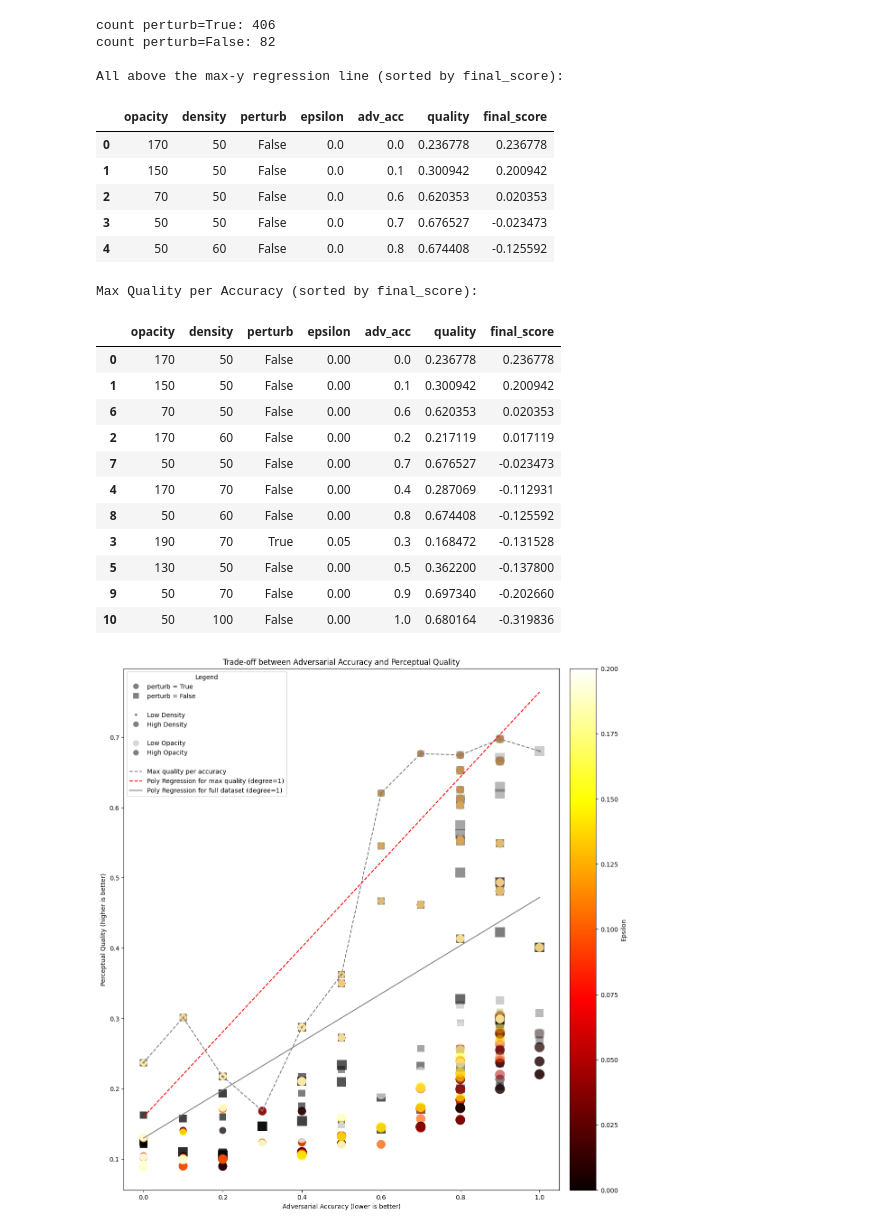
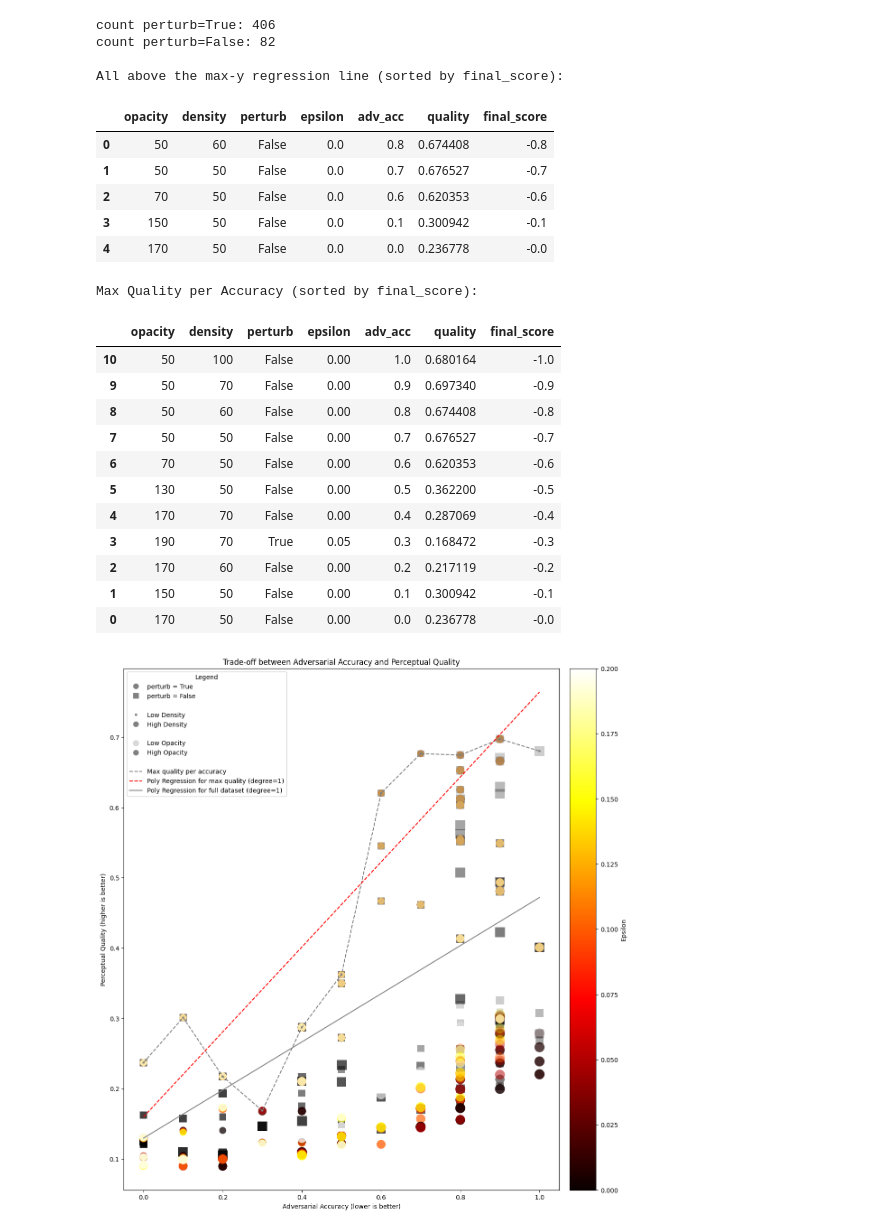
Before and after one commit to ETH-DISCO/advx-bench, a Jupyter notebook: analysis/1-eval_cls_mask_perturb.ipynb, the cells around one changed output. Drawn from its saved outputs; the diff is of its cells as text; code cells hidden in the pictures.

```diff
--- a/analysis/1-eval_cls_mask_perturb.ipynb
+++ b/analysis/1-eval_cls_mask_perturb.ipynb
@@ -35,7 +35,8 @@ data['adv_acc'] = ((data['advx_acc1'] + data['advx_acc5']) / 2) - ((data['x_acc1
 # perceptual quality, approximates human perception (higher is better)
 data['quality'] = (data['cosine_sim'] + data['psnr'] / 100 + data['ssim']) / 3
 # final score, higher is better
-data['final_score'] = -data['adv_acc'] + data['quality']
+# data['final_score'] = -data['adv_acc'] + data['quality']
+data['final_score'] = -data['adv_acc']
 
 # group - get mean of just the 2 inferred metrics
 data = data.groupby(['opacity', 'density', 'perturb', 'epsilon']).agg({
@@ -122,14 +123,18 @@ plt.plot(x_smooth, y_smooth, color='red', linestyle='--')
 # print stuff
 print("\nAll above the max-y regression line (sorted by final_score):")
 above = pd.DataFrame([data[(data['adv_acc'] == x_elem) & (data['quality'] == y_elem)].iloc[0] for x_elem, y_elem in max_coords if y_elem > polyreg.predict([[x_elem]])])
-above['final_score'] = -above['adv_acc'] + above['quality']
-above = above.sort_values(by='final_score', ascending=False)
+# above['final_score'] = -above['adv_acc'] + above['quality']
+above['final_score'] = -above['adv_acc']
+# above = above.sort_values(by='final_score', ascending=False)
+above = above.sort_values(by='final_score', ascending=True)
 above = above.drop_duplicates(subset=['opacity', 'density', 'perturb', 'epsilon']).reset_index(drop=True)
 display(HTML(above.to_html()))
 
 print("\nMax Quality per Accuracy (sorted by final_score):")
-max_coords_df['final_score'] = -max_coords_df['adv_acc'] + max_coords_df['quality']
-max_coords_df = max_coords_df.sort_values(by='final_score', ascending=False)
+# max_coords_df['final_score'] = -max_coords_df['adv_acc'] + max_coords_df['quality']
+max_coords_df['final_score'] = -max_coords_df['adv_acc']
+# max_coords_df = max_coords_df.sort_values(by='final_score', ascending=False)
+max_coords_df = max_coords_df.sort_values(by='final_score', ascending=True)
 display(HTML(max_coords_df.to_html()))
 
 """
@@ -155,49 +160,49 @@ legend
 # legend for markers
 legend_elements = [
     plt.Line2D([0], [0], marker='o', color='w', label='perturb = True', markerfacecolor='gray', markersize=10),
     plt.Line2D([0], [0], marker='s', color='w', label='perturb = False', markerfacecolor='gray', markersize=10),
     plt.Line2D([0], [0], marker='None', color='w', label=''),
     plt.Line2D([0], [0], marker='o', color='w', label='Low Density', markerfacecolor='gray', markersize=5),
     plt.Line2D([0], [0], marker='o', color='w', label='High Density', markerfacecolor='gray', markersize=10),
     plt.Line2D([0], [0], marker='None', color='w', label=''),
     plt.Line2D([0], [0], marker='o', color='w', label='Low Opacity', markerfacecolor='gray', markersize=10, alpha=0.3),
     plt.Line2D([0], [0], marker='o', color='w', label='High Opacity', markerfacecolor='gray', markersize=10, alpha=1),
     plt.Line2D([0], [0], marker='None', color='w', label=''),
     plt.Line2D([0], [0], color='gray', linestyle='--', label=f'Max quality per accuracy'),
     plt.Line2D([0], [0], color='red', linestyle='--', label=f'Poly Regression for max quality (degree={maxy_degree})'),
     plt.Line2D([0], [0], color='gray', label=f'Poly Regression for full dataset (degree={total_degree})'),
 ]
 
 plt.legend(handles=legend_elements, title='Legend', loc='upper left')
 
 plt.xlabel('Adversarial Accuracy (lower is better)')
 plt.ylabel('Perceptual Quality (higher is better)')
 plt.title('Trade-off between Adversarial Accuracy and Perceptual Quality')
 plt.show()
 # %% [output]
 count perturb=True: 406
 count perturb=False: 82
 
 All above the max-y regression line (sorted by final_score):
 |  | opacity | density | perturb | epsilon | adv_acc | quality | final_score |
-| 0 | 170 | 50 | False | 0.0 | 0.0 | 0.236778 | 0.236778 |
-| 1 | 150 | 50 | False | 0.0 | 0.1 | 0.300942 | 0.200942 |
-| 2 | 70 | 50 | False | 0.0 | 0.6 | 0.620353 | 0.020353 |
-| 3 | 50 | 50 | False | 0.0 | 0.7 | 0.676527 | -0.023473 |
-| 4 | 50 | 60 | False | 0.0 | 0.8 | 0.674408 | -0.125592 |
+| 0 | 50 | 60 | False | 0.0 | 0.8 | 0.674408 | -0.8 |
+| 1 | 50 | 50 | False | 0.0 | 0.7 | 0.676527 | -0.7 |
+| 2 | 70 | 50 | False | 0.0 | 0.6 | 0.620353 | -0.6 |
+| 3 | 150 | 50 | False | 0.0 | 0.1 | 0.300942 | -0.1 |
+| 4 | 170 | 50 | False | 0.0 | 0.0 | 0.236778 | -0.0 |
 Max Quality per Accuracy (sorted by final_score):
 |  | opacity | density | perturb | epsilon | adv_acc | quality | final_score |
-| 0 | 170 | 50 | False | 0.00 | 0.0 | 0.236778 | 0.236778 |
-| 1 | 150 | 50 | False | 0.00 | 0.1 | 0.300942 | 0.200942 |
-| 6 | 70 | 50 | False | 0.00 | 0.6 | 0.620353 | 0.020353 |
-| 2 | 170 | 60 | False | 0.00 | 0.2 | 0.217119 | 0.017119 |
-| 7 | 50 | 50 | False | 0.00 | 0.7 | 0.676527 | -0.023473 |
-| 4 | 170 | 70 | False | 0.00 | 0.4 | 0.287069 | -0.112931 |
-| 8 | 50 | 60 | False | 0.00 | 0.8 | 0.674408 | -0.125592 |
-| 3 | 190 | 70 | True | 0.05 | 0.3 | 0.168472 | -0.131528 |
-| 5 | 130 | 50 | False | 0.00 | 0.5 | 0.362200 | -0.137800 |
-| 9 | 50 | 70 | False | 0.00 | 0.9 | 0.697340 | -0.202660 |
-| 10 | 50 | 100 | False | 0.00 | 1.0 | 0.680164 | -0.319836 |
+| 10 | 50 | 100 | False | 0.00 | 1.0 | 0.680164 | -1.0 |
+| 9 | 50 | 70 | False | 0.00 | 0.9 | 0.697340 | -0.9 |
+| 8 | 50 | 60 | False | 0.00 | 0.8 | 0.674408 | -0.8 |
+| 7 | 50 | 50 | False | 0.00 | 0.7 | 0.676527 | -0.7 |
+| 6 | 70 | 50 | False | 0.00 | 0.6 | 0.620353 | -0.6 |
+| 5 | 130 | 50 | False | 0.00 | 0.5 | 0.362200 | -0.5 |
+| 4 | 170 | 70 | False | 0.00 | 0.4 | 0.287069 | -0.4 |
+| 3 | 190 | 70 | True | 0.05 | 0.3 | 0.168472 | -0.3 |
+| 2 | 170 | 60 | False | 0.00 | 0.2 | 0.217119 | -0.2 |
+| 1 | 150 | 50 | False | 0.00 | 0.1 | 0.300942 | -0.1 |
+| 0 | 170 | 50 | False | 0.00 | 0.0 | 0.236778 | -0.0 |
 [figure]
 # %% [markdown]
 # conclusion
```
Also changed, not shown: parts of 1 cell of this notebook, 3 other files.
